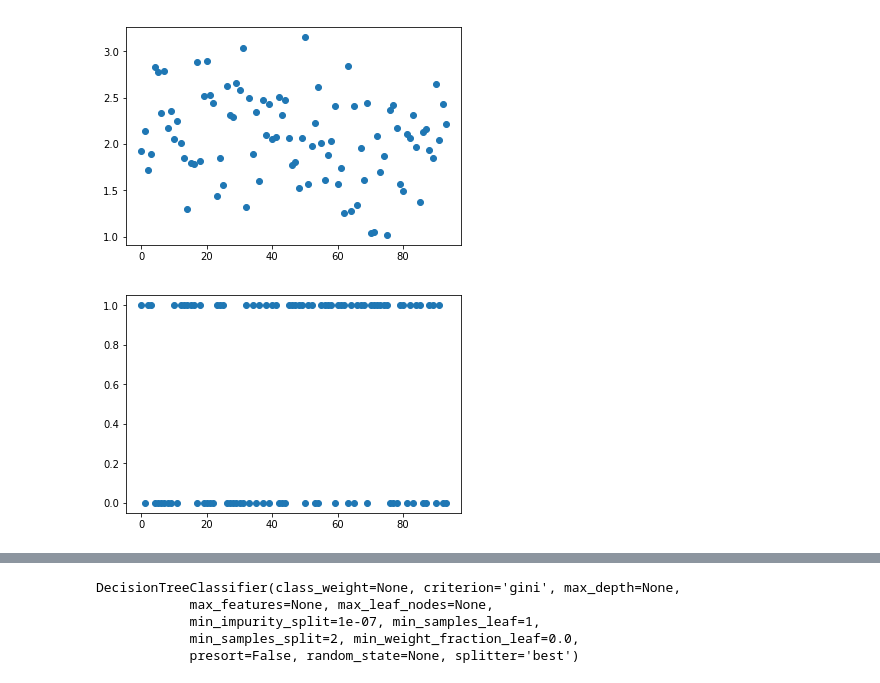
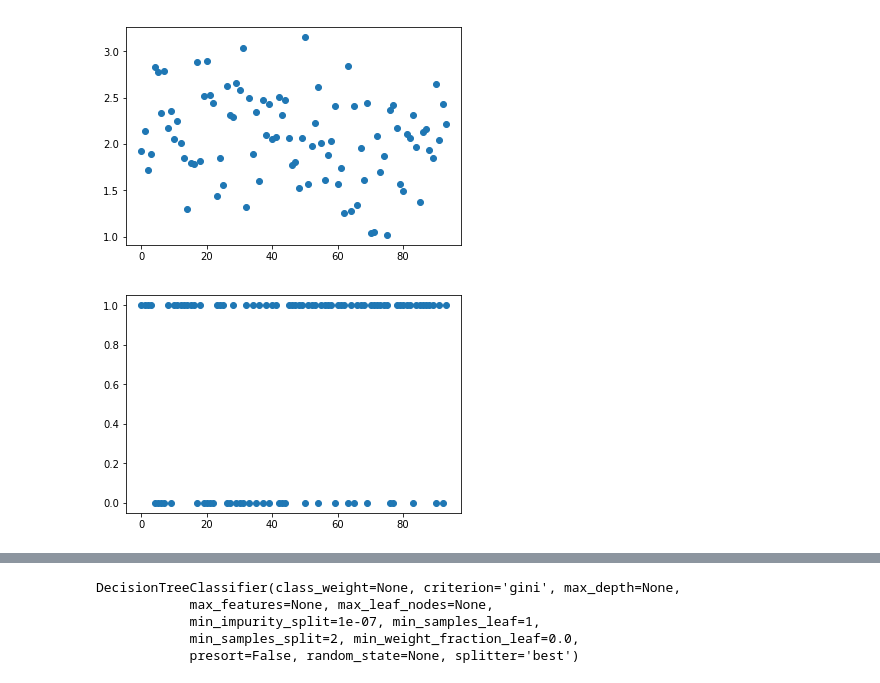
Before and after one commit to fernandovr89/OBCInter, a Jupyter notebook: AI111_xgboost/01_feature_xgb.ipynb, the cells around one changed output, grey strips where cells are left out. Saved outputs shown, nothing was run; the diff lists cells and outputs as text; code cells hidden in the pictures.

```diff
--- a/AI111_xgboost/01_feature_xgb.ipynb
+++ b/AI111_xgboost/01_feature_xgb.ipynb
@@ -31,11 +31,11 @@ plt.show()
 [figure]
 # %%
 y_todf = np.zeros(sumH.shape)
-y_todf = y_todf + (sumH < 2.1).astype(np.int)
+y_todf = y_todf + (sumH < 2.3).astype(np.int)
 plt.plot(y_todf,'o')
 plt.show()
 # %% [output]
-[figure, old version]
+[figure, new version]
 # %%
 from tsfresh import extract_features
 from tsfresh.feature_extraction import FeatureExtractionSettings
```
Also changed, not shown: parts of 27 cells of this notebook, 1 other file.
